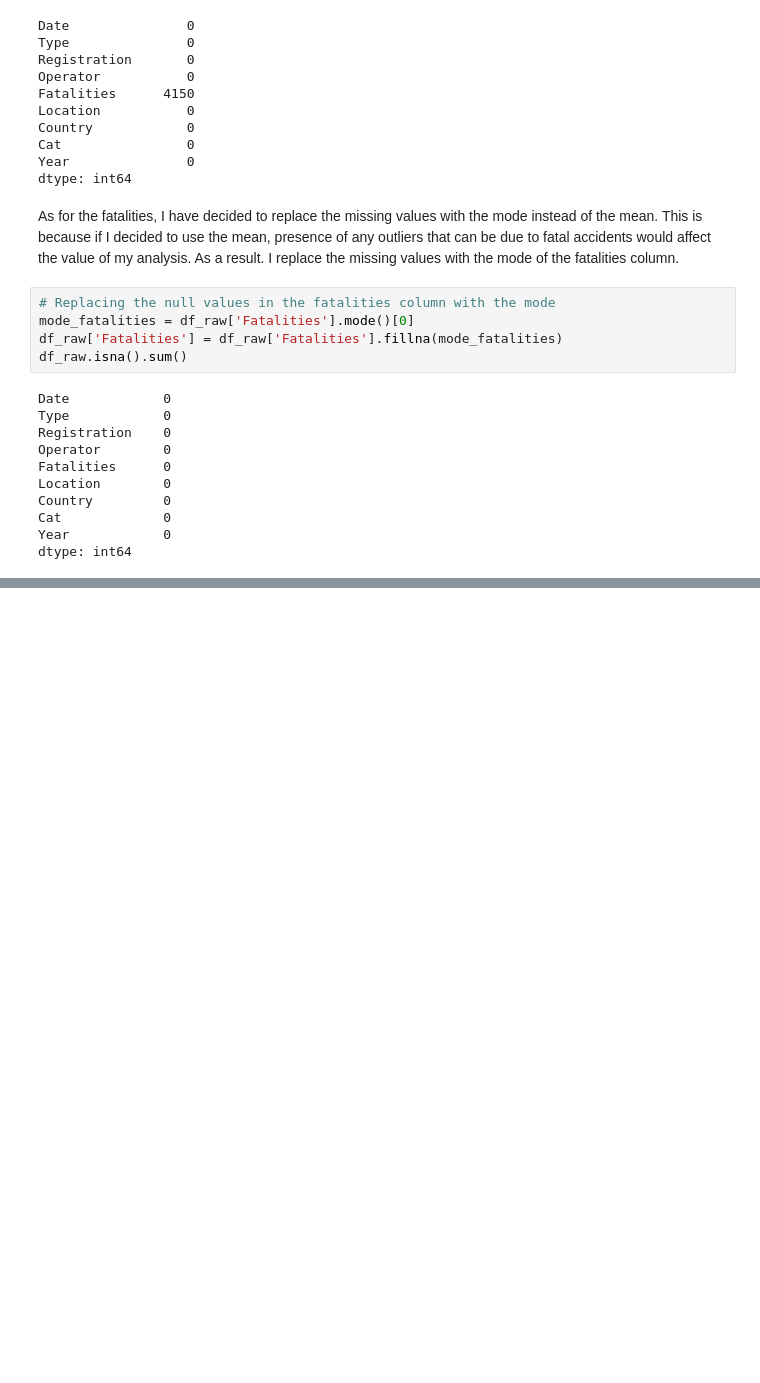
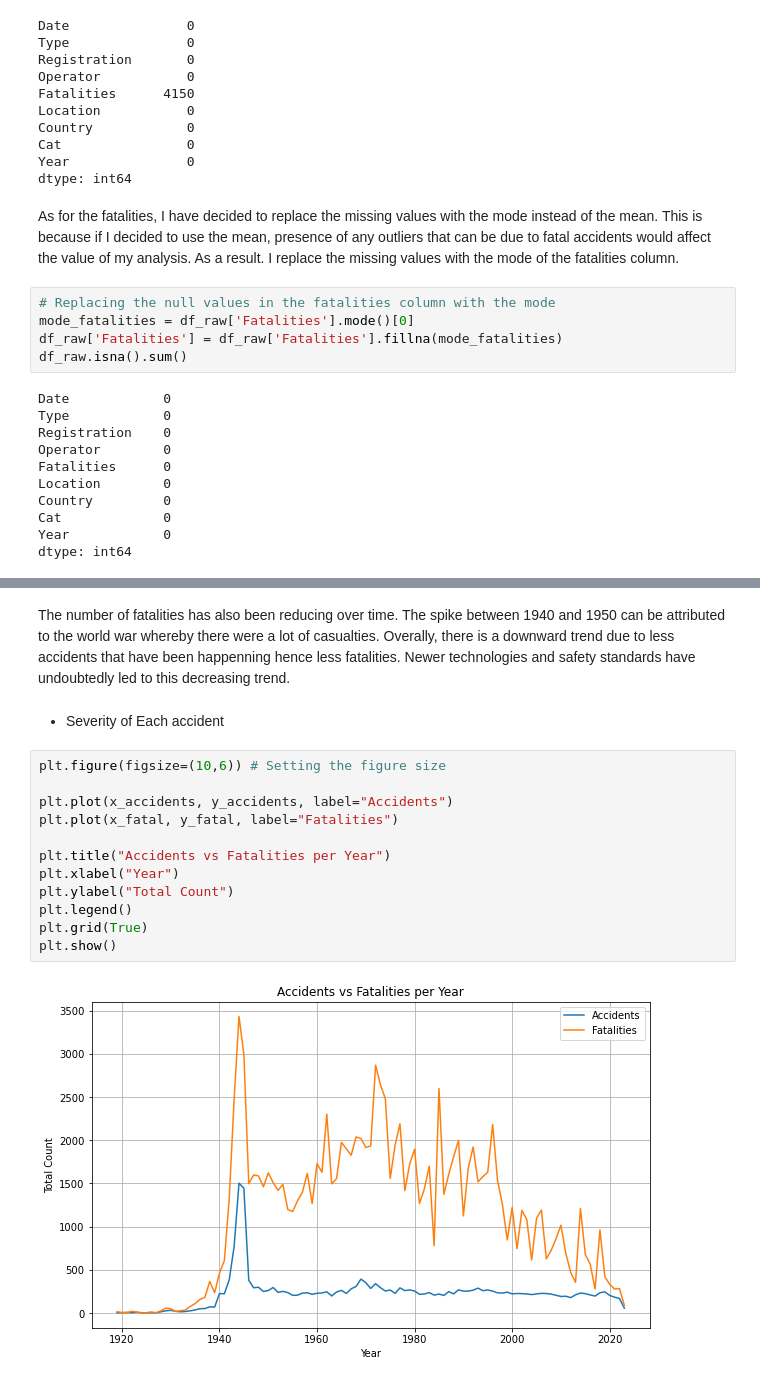
Before and after one commit to BG254/Aviation_Accident_Analysis, a Jupyter notebook: index.ipynb, the cells around one changed output, grey strips where cells are left out. Cells and saved outputs as stored; diff of their text form; blank space fills up the shorter version.

```diff
--- a/index.ipynb
+++ b/index.ipynb
@@ -404,0 +482,18 @@ df_raw.to_csv('Data/aviation-accident-data-cleaned.csv', index=False)
+# %% [markdown]
+The number of fatalities has also been reducing over time. The spike between 1940 and 1950 can be attributed to the world war whereby there were a lot of casualties. Overally, there is a downward trend due to less accidents that have been happenning hence less fatalities. Newer technologies and safety standards have undoubtedly led to this decreasing trend.
+# %% [markdown]
+* Severity of Each accident
+# %%
+plt.figure(figsize=(10,6)) # Setting the figure size
+
+plt.plot(x_accidents, y_accidents, label="Accidents")
+plt.plot(x_fatal, y_fatal, label="Fatalities")
+
+plt.title("Accidents vs Fatalities per Year")
+plt.xlabel("Year")
+plt.ylabel("Total Count")
+plt.legend()
+plt.grid(True)
+plt.show()
+# %% [output]
+[figure, added]
```
Also changed, not shown: parts of 28 cells of this notebook.
